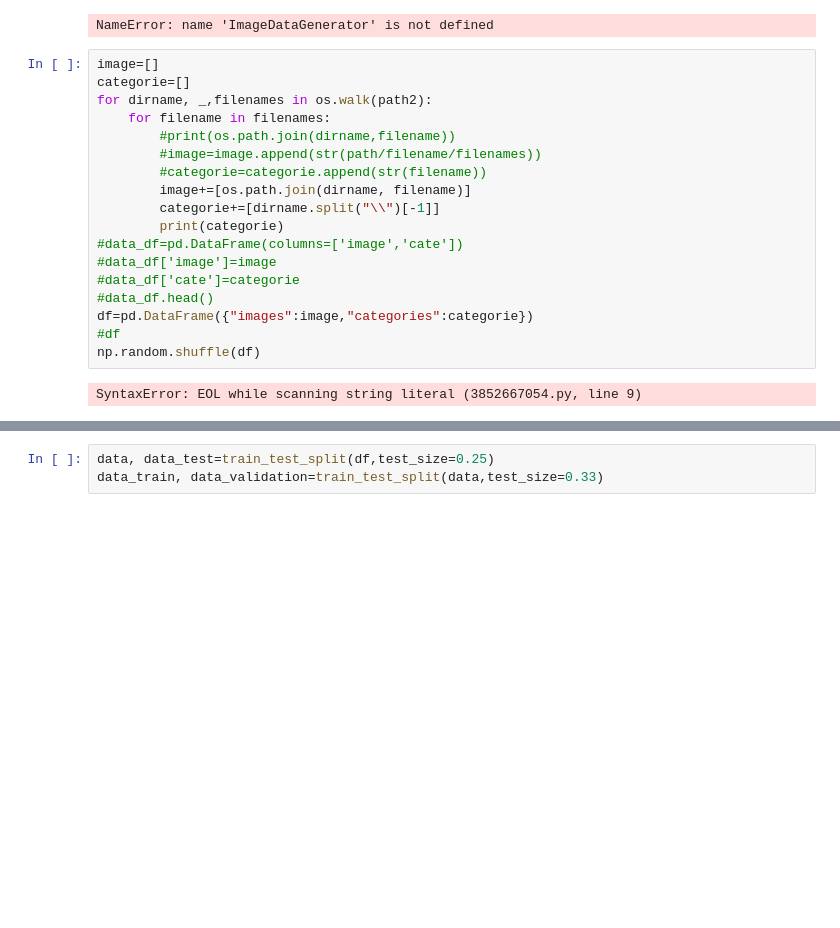
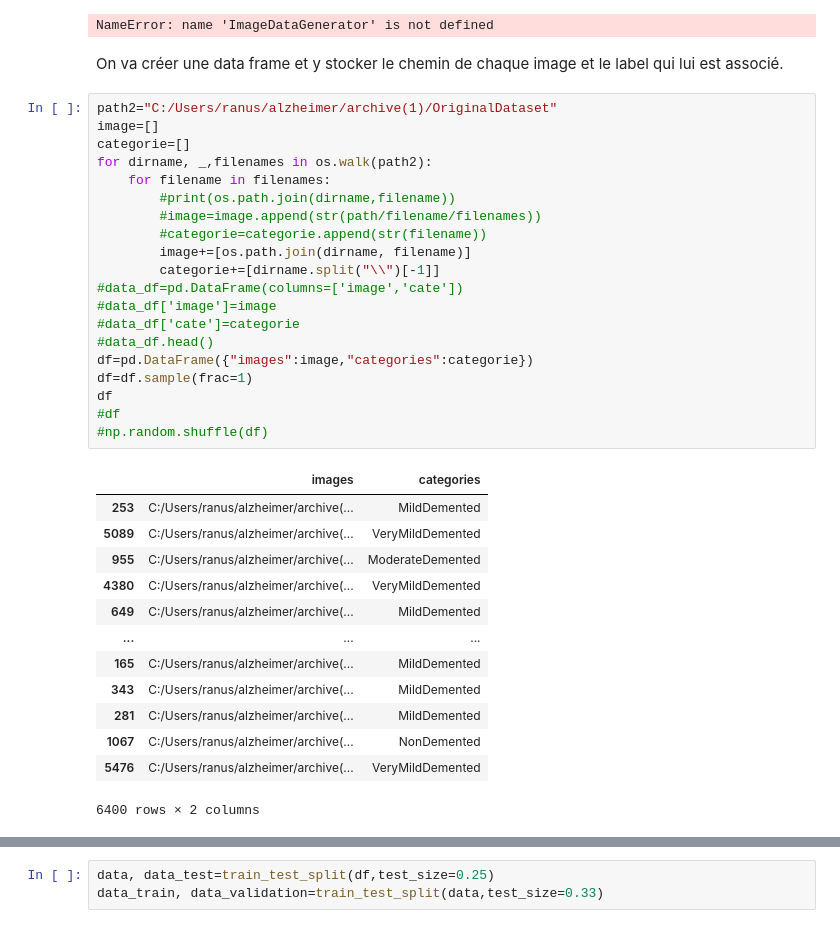
Before and after one commit to RagavanRanushan/alzheimer, a Jupyter notebook: Alzheimer.ipynb, the cells around one changed output, grey strips where cells are left out. Drawn from its saved outputs; the diff is of its cells as text; blank space fills up the shorter version.

```diff
--- a/Alzheimer.ipynb
+++ b/Alzheimer.ipynb
@@ -109,23 +164,39 @@ test_generator=test_datagen.flow_from_directory(test_dir,target_size=(150,150),b
 valid_generator=valid_datagen.flow_from_directory(valid_dir,target_size=(150,150),batch_size=20,class_mode='binary')
 # %% [output]
 NameError: name 'ImageDataGenerator' is not defined
+# %% [markdown]
+On va créer une data frame et y stocker le chemin de chaque image et le label qui lui est associé.
 # %%
+path2="C:/Users/ranus/alzheimer/archive(1)/OriginalDataset"
 image=[]
 categorie=[]
 for dirname, _,filenames in os.walk(path2):
     for filename in filenames:
         #print(os.path.join(dirname,filename))
         #image=image.append(str(path/filename/filenames))
         #categorie=categorie.append(str(filename))
         image+=[os.path.join(dirname, filename)]
         categorie+=[dirname.split("\\")[-1]]
-        print(categorie)
 #data_df=pd.DataFrame(columns=['image','cate'])
 #data_df['image']=image
 #data_df['cate']=categorie
 #data_df.head()
 df=pd.DataFrame({"images":image,"categories":categorie})
+df=df.sample(frac=1)
+df
 #df
-np.random.shuffle(df)
+#np.random.shuffle(df)
 # %% [output]
+|  | images | categories |
+| 253 | C:/Users/ranus/alzheimer/archive(... | MildDemented |
+| 5089 | C:/Users/ranus/alzheimer/archive(... | VeryMildDemented |
+| 955 | C:/Users/ranus/alzheimer/archive(... | ModerateDemented |
+| 4380 | C:/Users/ranus/alzheimer/archive(... | VeryMildDemented |
+| 649 | C:/Users/ranus/alzheimer/archive(... | MildDemented |
+| ... | ... | ... |
+| 165 | C:/Users/ranus/alzheimer/archive(... | MildDemented |
+| 343 | C:/Users/ranus/alzheimer/archive(... | MildDemented |
+| 281 | C:/Users/ranus/alzheimer/archive(... | MildDemented |
+| 1067 | C:/Users/ranus/alzheimer/archive(... | NonDemented |
+| 5476 | C:/Users/ranus/alzheimer/archive(... | VeryMildDemented |
-SyntaxError: EOL while scanning string literal (3852667054.py, line 9)
+6400 rows × 2 columns
```
Also changed, not shown: parts of 7 cells of this notebook.
